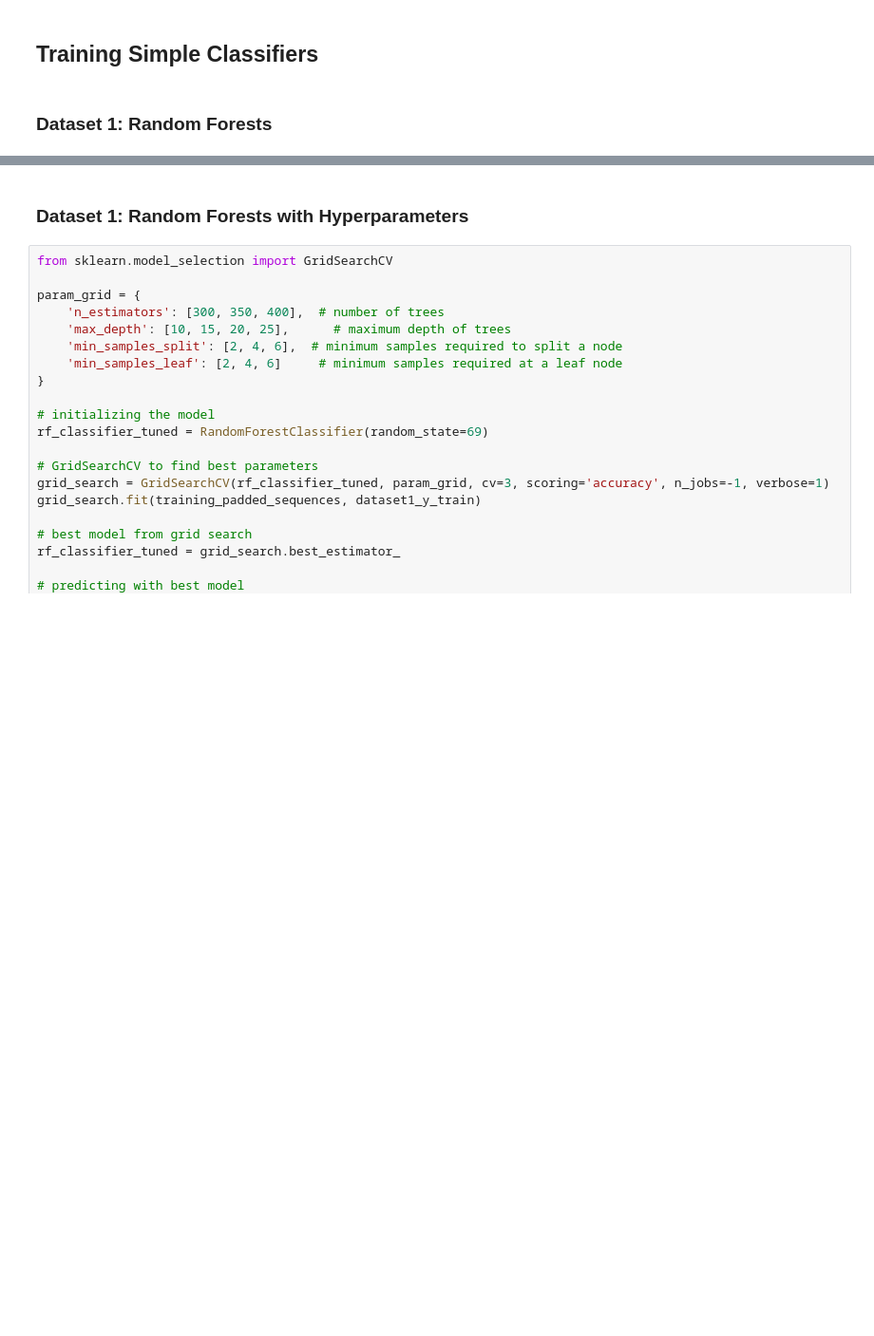
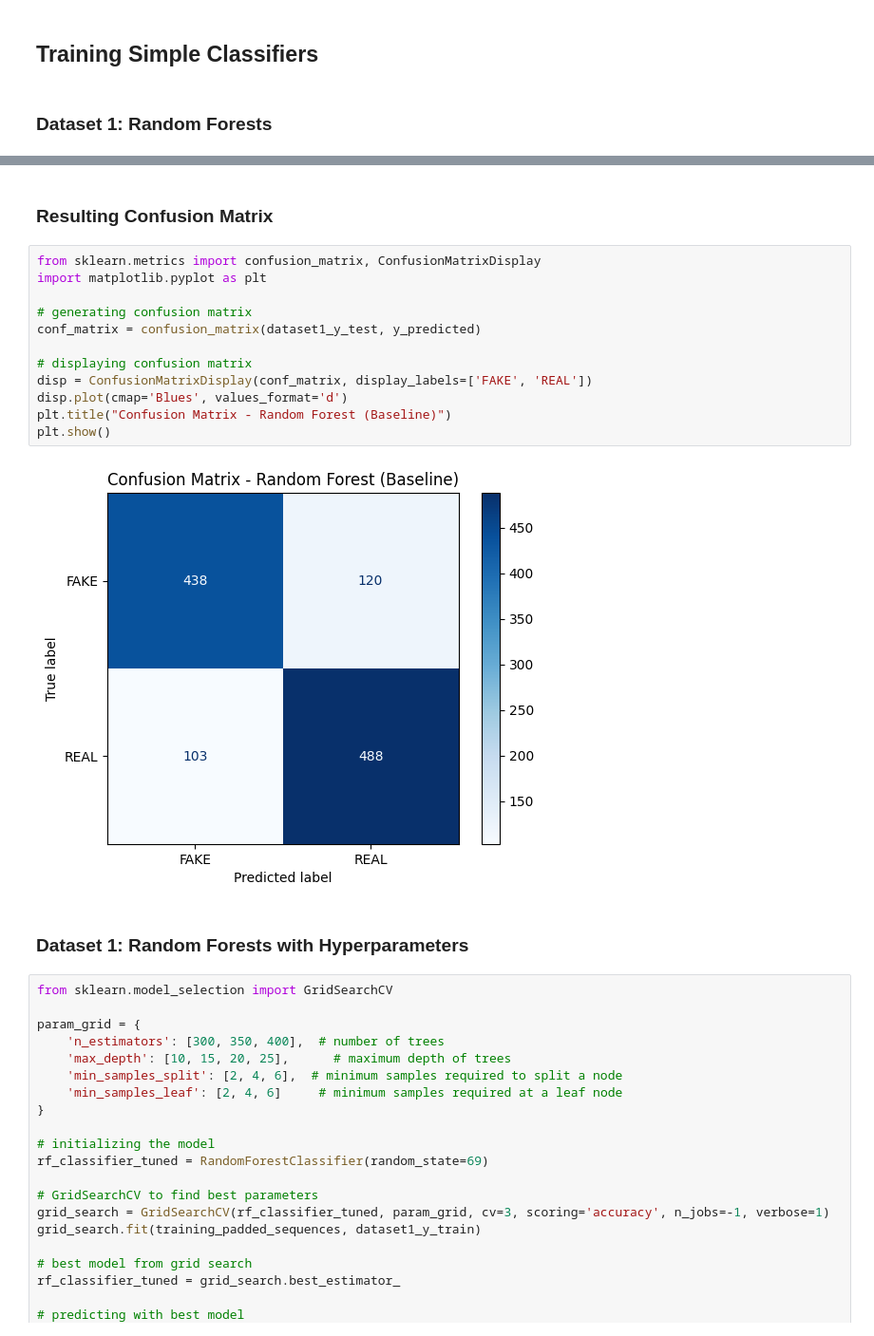
Before and after one commit to milchi03/ML_Project_3, a Jupyter notebook: classic-classifier.ipynb, the cells around one changed output, grey strips where cells are left out. Shown at 95% size. Drawn from its saved outputs; the diff is of its cells as text; blank space fills up the shorter version.

Commit message:
confusion matrix RF dataset 1

```diff
--- a/classic-classifier.ipynb
+++ b/classic-classifier.ipynb
@@ -702,3 +792,19 @@ print("\nRandom Forest Classification Report:\n", classification_report(dataset1
+# %% [markdown]
+### Resulting Confusion Matrix
+# %%
+from sklearn.metrics import confusion_matrix, ConfusionMatrixDisplay
+import matplotlib.pyplot as plt
+
+# generating confusion matrix
+conf_matrix = confusion_matrix(dataset1_y_test, y_predicted)
+
+# displaying confusion matrix
+disp = ConfusionMatrixDisplay(conf_matrix, display_labels=['FAKE', 'REAL'])
+disp.plot(cmap='Blues', values_format='d')
+plt.title("Confusion Matrix - Random Forest (Baseline)")
+plt.show()
+# %% [output]
+[figure, added]
 # %% [markdown]
 ### Dataset 1: Random Forests with Hyperparameters
 # %%
```
Also changed, not shown: parts of 16 cells of this notebook.
